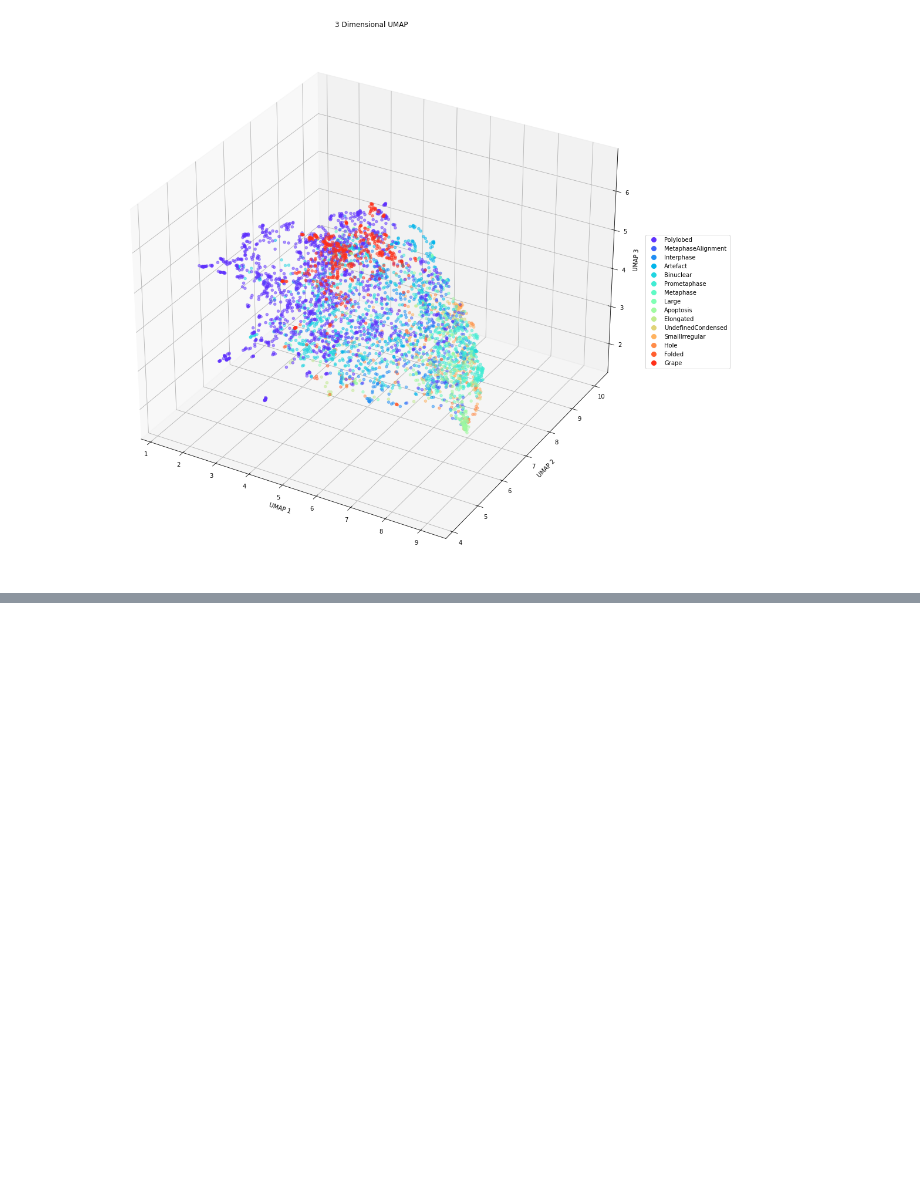
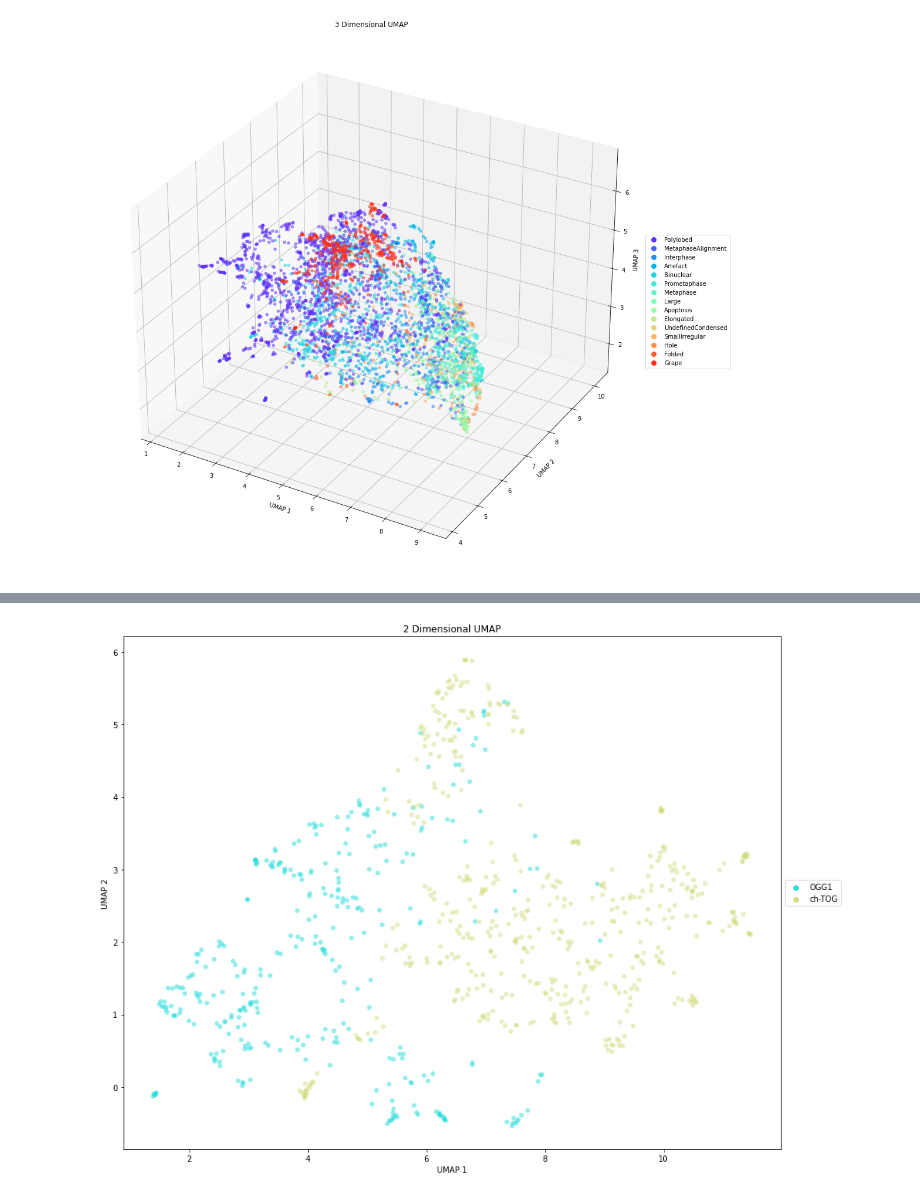
Before and after one commit to WayScience/phenotypic_profiling, a Jupyter notebook: 2.analyze_data/2.analyze_training_data.ipynb, the cells around one changed output, grey strips where cells are left out. Cells and saved outputs as stored; diff of their text form; code cells hidden in the pictures; blank space fills up the shorter version.

```diff
--- a/2.analyze_data/2.analyze_training_data.ipynb
+++ b/2.analyze_data/2.analyze_training_data.ipynb
@@ -91,8 +91,10 @@ classes_to_keep = [
     "Hole",
     "Folded",
     "Grape",
+    "ADCCM"
 ]
 
-features_dataframe = features_dataframe.loc[features_dataframe["Mitocheck_Phenotypic_Class"].isin(classes_to_keep)]
+features_dataframe = features_dataframe.loc[metadata_dataframe["Mitocheck_Phenotypic_Class"].isin(classes_to_keep)]
+metadata_dataframe = metadata_dataframe.loc[metadata_dataframe["Mitocheck_Phenotypic_Class"].isin(classes_to_keep)]
 features_dataframe.shape
 # %% [output]
@@ -120,0 +146,10 @@ show_3D_umap(features_dataframe, save_path)
+# %%
+classes_to_keep = [
+    "ch-TOG",
+    "OGG1",
+    # "ENSG00000138180",
+]
+
+features_dataframe = features_dataframe.loc[metadata_dataframe["Metadata_Gene"].isin(classes_to_keep)]
+metadata_dataframe = metadata_dataframe.loc[metadata_dataframe["Metadata_Gene"].isin(classes_to_keep)]
+features_dataframe.shape
@@ -120,0 +188,5 @@ show_3D_umap(features_dataframe, save_path)
+# %%
+images = metadata_dataframe["Metadata_Gene"]
+show_2D_umap(features_dataframe, images)
+# %% [output]
+[figure, added]
```
Also changed, not shown: parts of 10 cells of this notebook, 1 other file.
